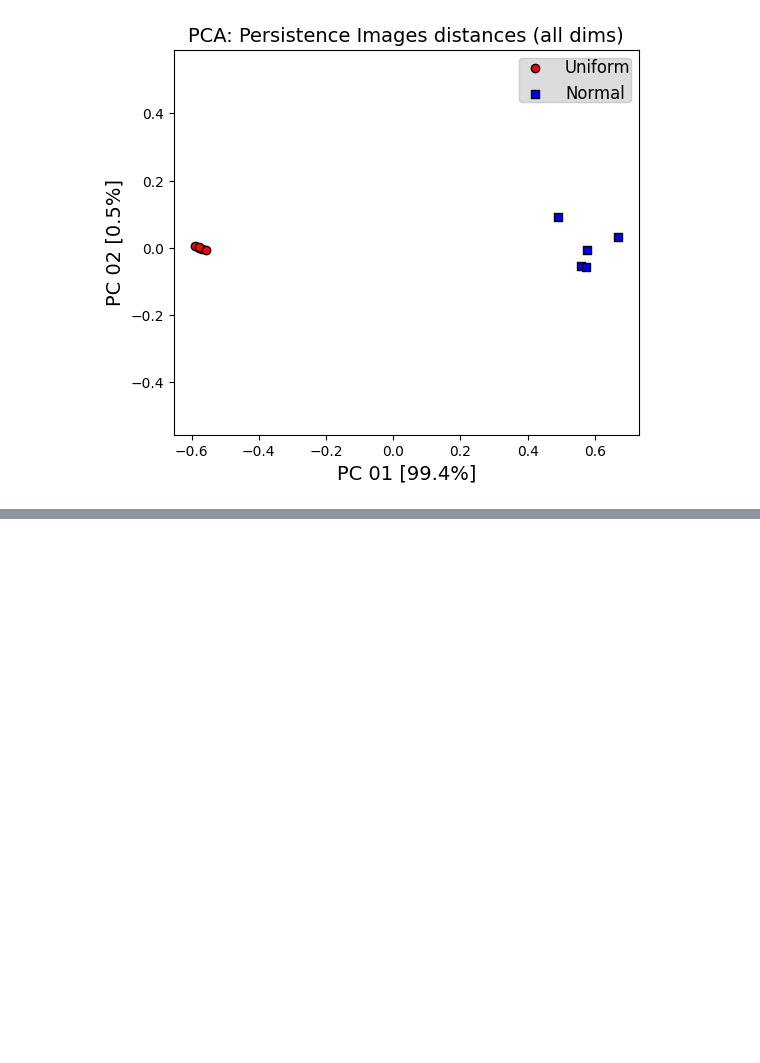
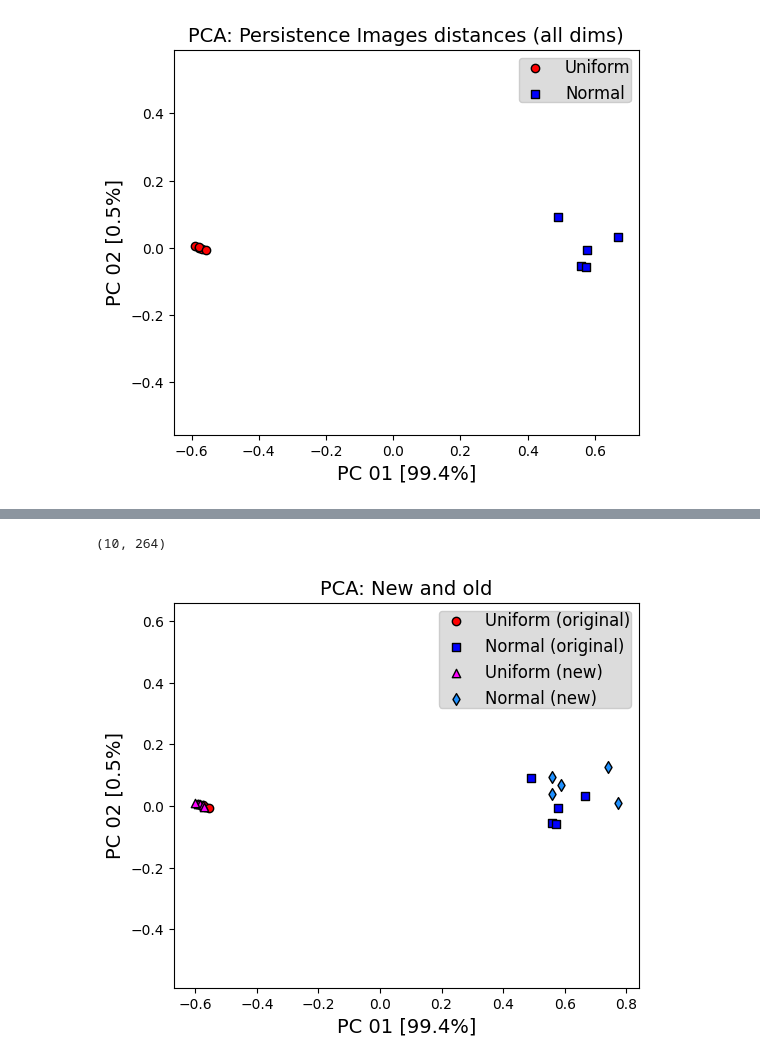
Before and after one commit to ejamezquita/pavement_tda, a Jupyter notebook: jupyter/03_tda_general_pipeline.ipynb, the cells around one changed output, grey strips where cells are left out. Saved outputs shown, nothing was run; the diff lists cells and outputs as text; code cells hidden in the pictures; blank space fills up the shorter version.

```diff
--- a/jupyter/03_tda_general_pipeline.ipynb
+++ b/jupyter/03_tda_general_pipeline.ipynb
@@ -511,0 +589,38 @@ Keep in mind that once you have vectors (thanks to persistence images) you can p
+# %%
+# Compute the persistence images of these new diagrams
+# We are using the EXACT SAME parameters
+
+new_lt_h0 = [ np.column_stack((dgm[0][:,0], dgm[0][:,1]-dgm[0][:,0])) for dgm in new_dgms ]
+new_lt_h1 = [ np.column_stack((dgm[1][:,0], dgm[1][:,1]-dgm[1][:,0])) for dgm in new_dgms ]
+
+# Transform the lifetime diagrams into persistence images
+new_pimgs0 = np.asarray(pimgr.transform(new_lt_h0, skew=False))
+new_pimgs1 = np.asarray(pimgr.transform(new_lt_h1, skew=False))
+
+# Concatenate both dimensions into a single vector
+new_pis = np.hstack ( ( np.array(list(map(np.ravel, new_pimgs0))), np.array(list(map(np.ravel, new_pimgs1))) ) )
+print(new_pis.shape)
+# %% [output]
+(10, 264)
+# %%
+# Center the data BASED ON previous data
+new_data = scaler.transform(new_pis)
+
+# Transform it BASED ON previous PCA
+new_pca = PCA.transform(new_data).astype('float32')
+
+# Plot the resulting values
+fig, ax = plt.subplots(1,1, figsize=(6,5))
+ax.scatter(*pca[:5, :2].T, fc='r', ec='k', marker='o', label='Uniform (original)')
+ax.scatter(*pca[5:, :2].T, fc='b', ec='k', marker='s', label='Normal (original)')
+
+ax.scatter(*new_pca[:5, :2].T, fc='magenta', ec='k', marker='^', label='Uniform (new)')
+ax.scatter(*new_pca[5:, :2].T, fc='dodgerblue', ec='k', marker='d', label='Normal (new)')
+
+ax.legend(fontsize=0.85*fs, **legend_kw);
+ax.set_aspect('equal', 'datalim')
+ax.set_title('PCA: New and old', fontsize=fs)
+ax.set_xlabel('PC 01 [{:.1f}%]'.format(explained_ratio[0]), fontsize=fs)
+ax.set_ylabel('PC 02 [{:.1f}%]'.format(explained_ratio[1]), fontsize=fs);
+# %% [output]
+[figure, added]
```
Also changed, not shown: parts of 23 cells of this notebook.
